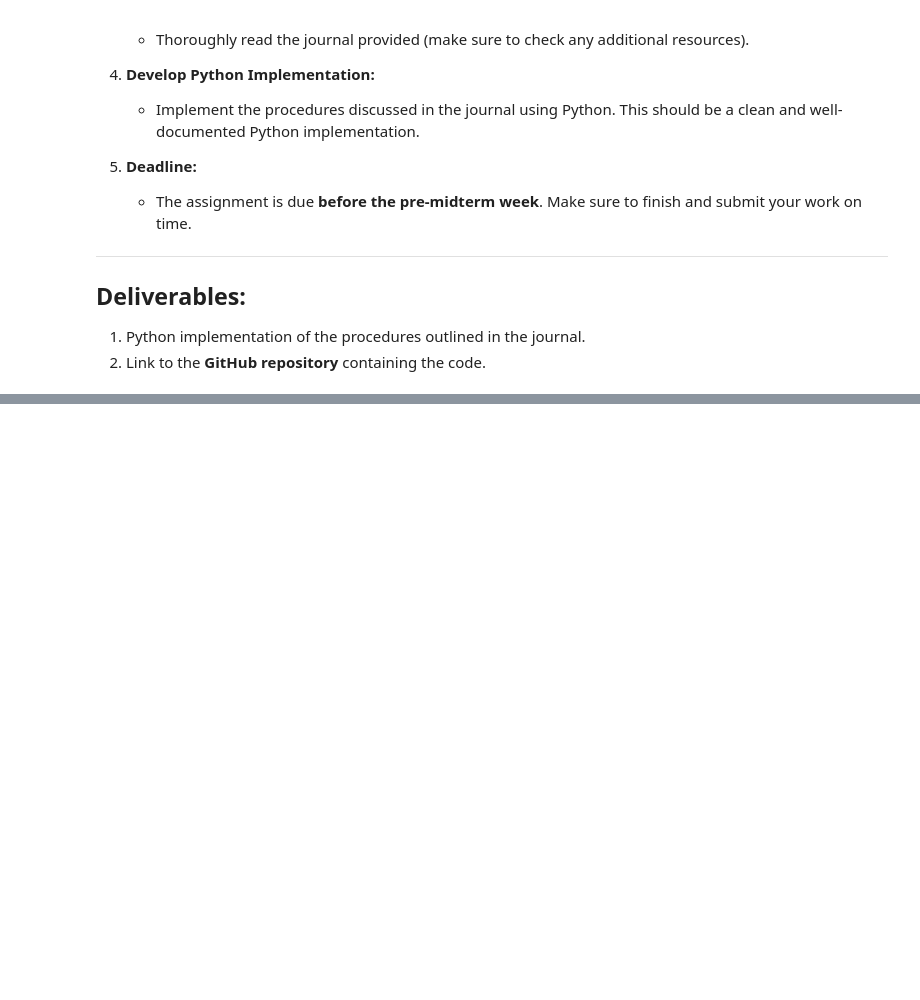
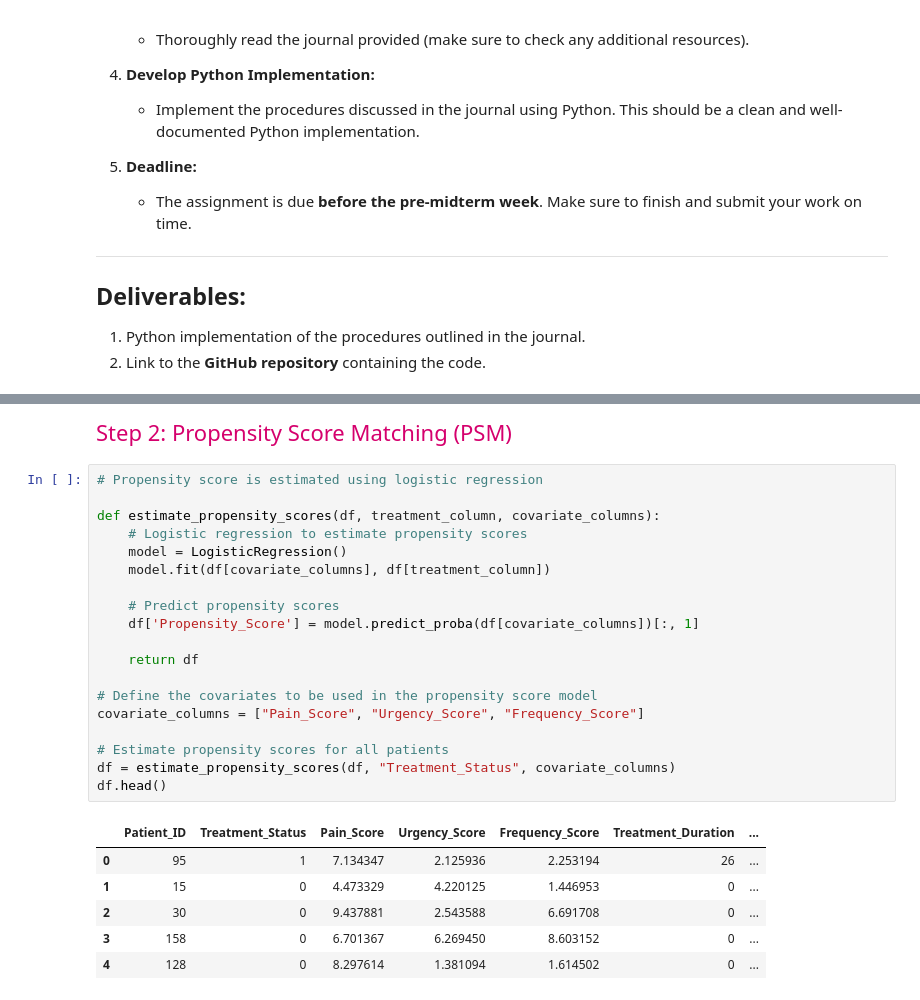
Before and after one commit to llewelyndramayo/CS-3203N, a Jupyter notebook: Assignment-1-Data-Analytics/code1.ipynb, the cells around one changed output, grey strips where cells are left out. Drawn from its saved outputs; the diff is of its cells as text; blank space fills up the shorter version.

```diff
--- a/Assignment-1-Data-Analytics/code1.ipynb
+++ b/Assignment-1-Data-Analytics/code1.ipynb
@@ -50,0 +84,28 @@ variables = ['pain_current', 'urgency_current', 'frequency_current',
+# %% [markdown]
+<span style="color: #D5006D; font-size: 22px;">Step 2: Propensity Score Matching (PSM)</span>
+# %%
+# Propensity score is estimated using logistic regression
+
+def estimate_propensity_scores(df, treatment_column, covariate_columns):
+    # Logistic regression to estimate propensity scores
+    model = LogisticRegression()
+    model.fit(df[covariate_columns], df[treatment_column])
+
+    # Predict propensity scores
+    df['Propensity_Score'] = model.predict_proba(df[covariate_columns])[:, 1]
+
+    return df
+
+# Define the covariates to be used in the propensity score model
+covariate_columns = ["Pain_Score", "Urgency_Score", "Frequency_Score"]
+
+# Estimate propensity scores for all patients
+df = estimate_propensity_scores(df, "Treatment_Status", covariate_columns)
+df.head()
+# %% [output]
+|  | Patient_ID | Treatment_Status | Pain_Score | Urgency_Score | Frequency_Score | Treatment_Duration | ... |
+| 0 | 95 | 1 | 7.134347 | 2.125936 | 2.253194 | 26 | ... |
+| 1 | 15 | 0 | 4.473329 | 4.220125 | 1.446953 | 0 | ... |
+| 2 | 30 | 0 | 9.437881 | 2.543588 | 6.691708 | 0 | ... |
+| 3 | 158 | 0 | 6.701367 | 6.269450 | 8.603152 | 0 | ... |
+| 4 | 128 | 0 | 8.297614 | 1.381094 | 1.614502 | 0 | ... |
```
Also changed, not shown: parts of 23 cells of this notebook, 2 other files.
